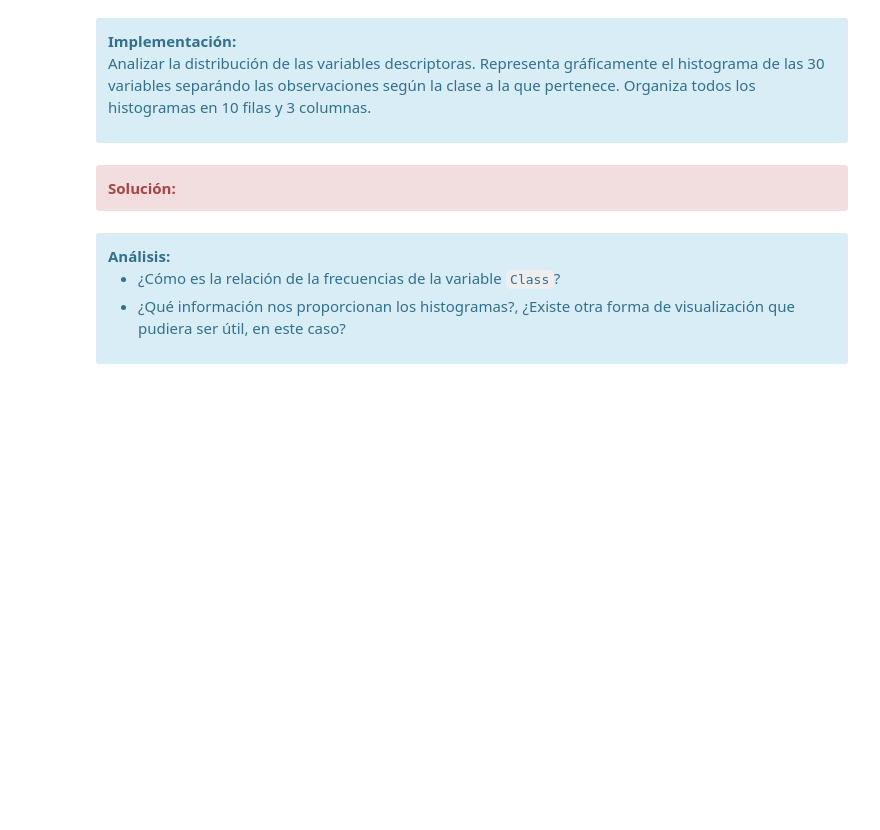
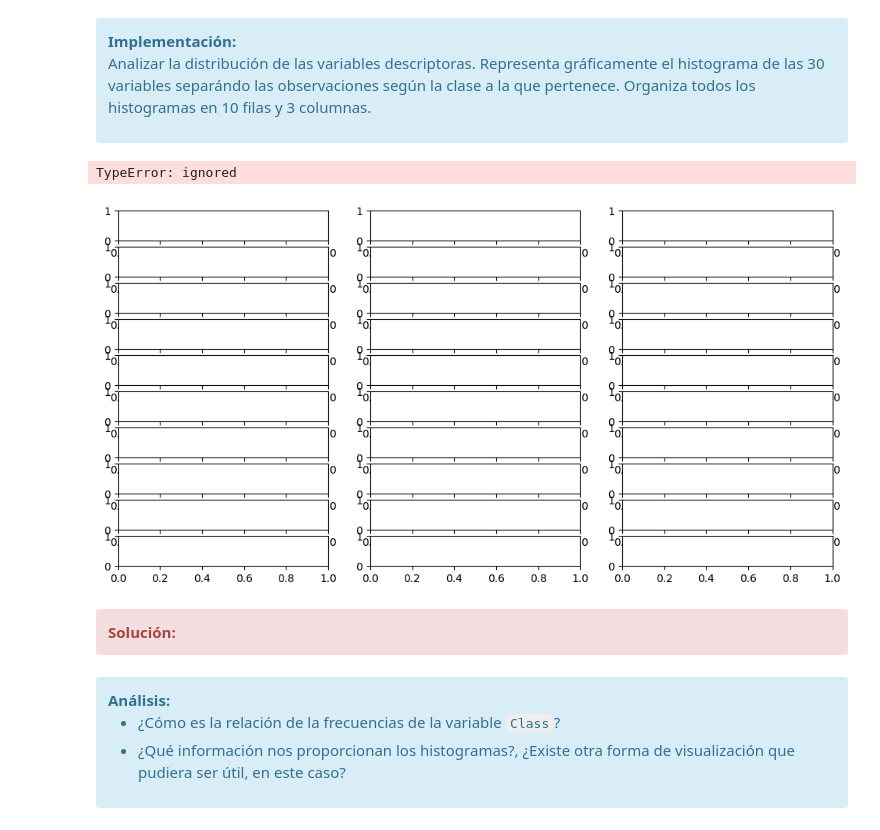
Before and after one commit to JDS1975/M-todos-supervisados, a Jupyter notebook: Copia_de_Copia_de_20222_M2_855_PEC3_JORGE.ipynb, the cells around one changed output. Cells and saved outputs as stored; diff of their text form; code cells hidden in the pictures; blank space fills up the shorter version.

```diff
--- a/Copia_de_Copia_de_20222_M2_855_PEC3_JORGE.ipynb
+++ b/Copia_de_Copia_de_20222_M2_855_PEC3_JORGE.ipynb
@@ -941,6 +926,14 @@ from plotnine import *
 
 Analizar la distribución de las variables descriptoras. Representa gráficamente el histograma de las 30 variables separándo las observaciones según la clase a la que pertenece. Organiza todos los histogramas en 10 filas y 3 columnas.
 </div>
+# %%
+fig, ax = plt.subplots(10,3, figsize=(12,6))
+for i in range(10):
+  for j in range(3):
+    ax[i, j].hist()
+# %% [output]
+TypeError: ignored
+[figure, added]
 # %% [markdown]
 <div class="alert alert-block alert-danger">
 <strong>Solución:</strong>
```
Also changed, not shown: parts of 7 cells of this notebook.
